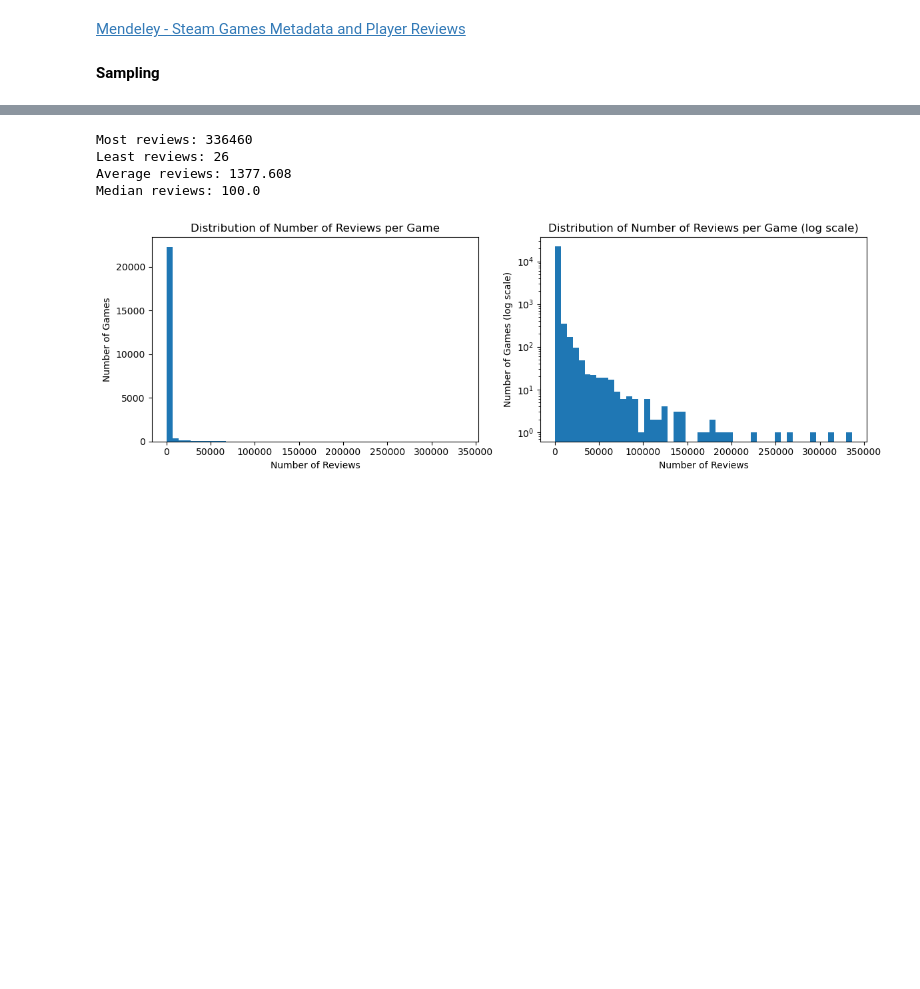
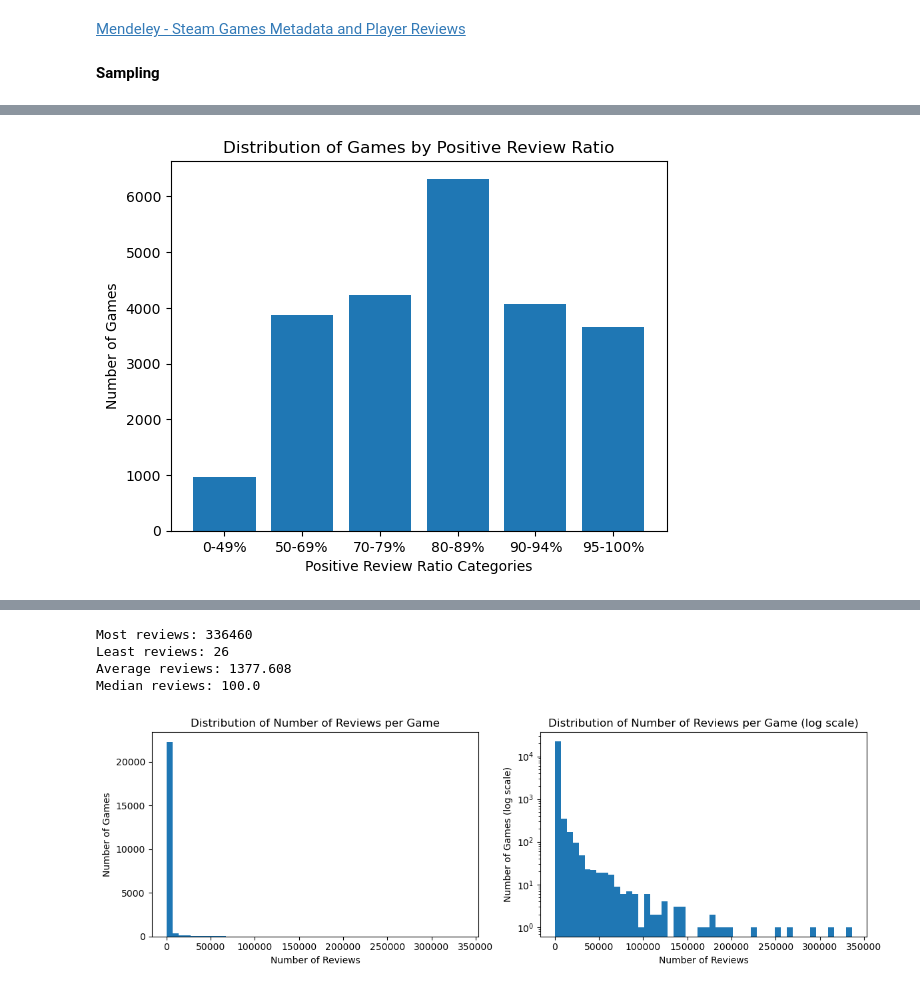
Before and after one commit to nickyphammy/HNY, a Jupyter notebook: data exploration and cleaning/mendeley_org.ipynb, the cells around one changed output, grey strips where cells are left out. Cells and saved outputs as stored; diff of their text form; code cells hidden in the pictures; blank space fills up the shorter version.

Commit message:
Explored Mendeley dataset, categorized games, visualized stats

```diff
--- a/data exploration and cleaning/mendeley_org.ipynb
+++ b/data exploration and cleaning/mendeley_org.ipynb
@@ -29,5 +32,5 @@ with open(output_path, 'w', encoding='utf-8') as f:
 # %%
-# Will take ~2 hours - NOT YET RUN TO FINISH
+# Will take ~30 minutes
 # Create spreadsheet of game files in categories:
 # - total reviews
 # - positive ratio
@@ -37,7 +40,7 @@ games_collected = 0
 files_created = 0
 
 for game_file in os.listdir('../data/Mendeley/reviews/'):
-    game_id = game_file.split('_')[0]    # file name is id_num-of-reviews.csv
+    game_id = game_file.split('_')[0]    # file name is <id>_<num of reviews>.csv
     with open(os.path.join('../data/Mendeley/reviews/', game_file), 'r', encoding='utf-8') as f:
         game_df = pd.read_csv(f)
 
@@ -50,11 +53,10 @@ for game_file in os.listdir('../data/Mendeley/reviews/'):
         'pos_ratio':  pos_ratio,
     }
     games_collected += 1
-    if games_collected % 660 == 0:
+    if games_collected % 1000 == 0:
         print(f"Processed {games_collected} games")
-    # flush progress every 6600 games
-    if games_collected % 6600 == 0:
-        print(f"Collected stats for {games_collected} games")
+    # flush progress every 2400 games
+    if games_collected % 2400 == 0:
         with open(f'../data/Mendeley/game_stats/info{files_created}.json', 'w', encoding='utf-8') as f:
                 json.dump(all_game_stats, f, indent=2)
         files_created += 1
@@ -64,0 +82,5 @@ KeyboardInterrupt:
+# %%
+# record last subset...
+with open(f'../data/Mendeley/game_stats/info{files_created}.json', 'w', encoding='utf-8') as f:
+            json.dump(all_game_stats, f, indent=2)
+print(f"Finalized stats for {games_collected} games")
@@ -64,0 +141,16 @@ KeyboardInterrupt:
+# %%
+# Plot distribution of positive ratio categories
+ratio_labels = ['0-49%', '50-69%', '70-79%', '80-89%', '90-94%', '95-100%']
+counts = []
+for pos_file in pos_files:
+    with open(pos_file, 'r', encoding='utf-8') as f:
+        df = pd.read_csv(f)
+    counts.append(len(df))
+
+plt.bar(ratio_labels, counts)
+plt.xlabel('Positive Review Ratio Categories')
+plt.ylabel('Number of Games')
+plt.title('Distribution of Games by Positive Review Ratio')
+plt.show()
+# %% [output]
+[figure, added]
```
Also changed, not shown: parts of 8 cells of this notebook, 6 other files.
